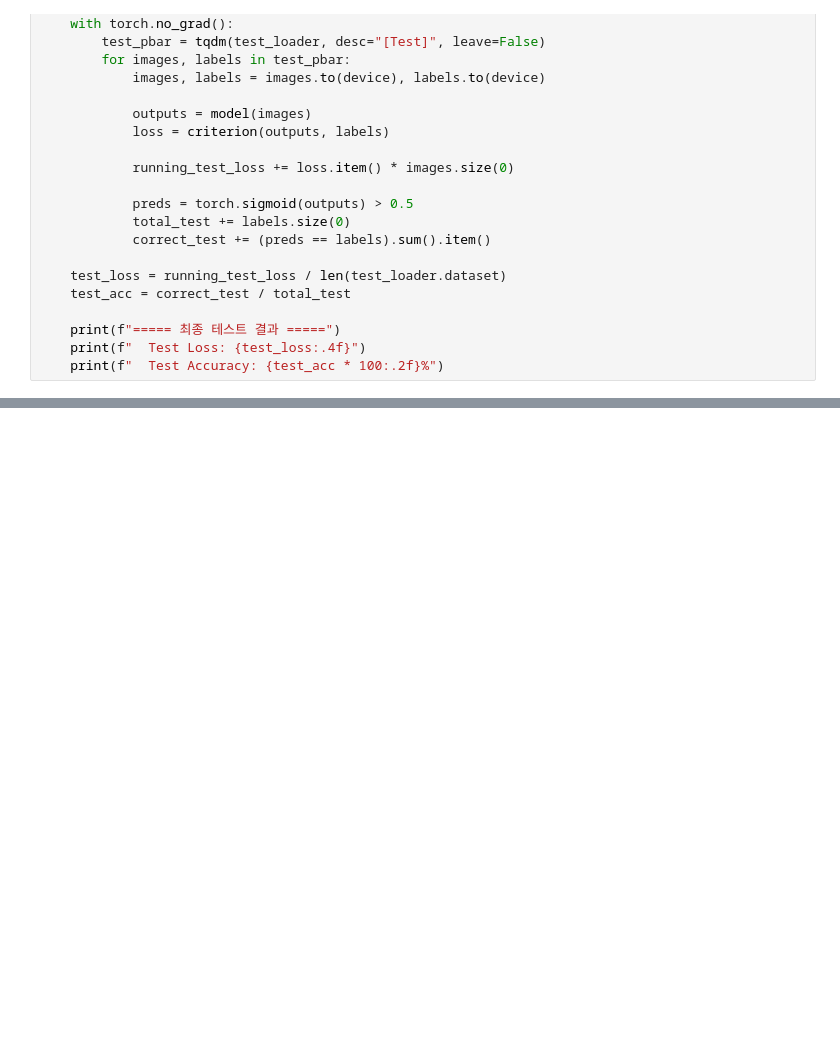
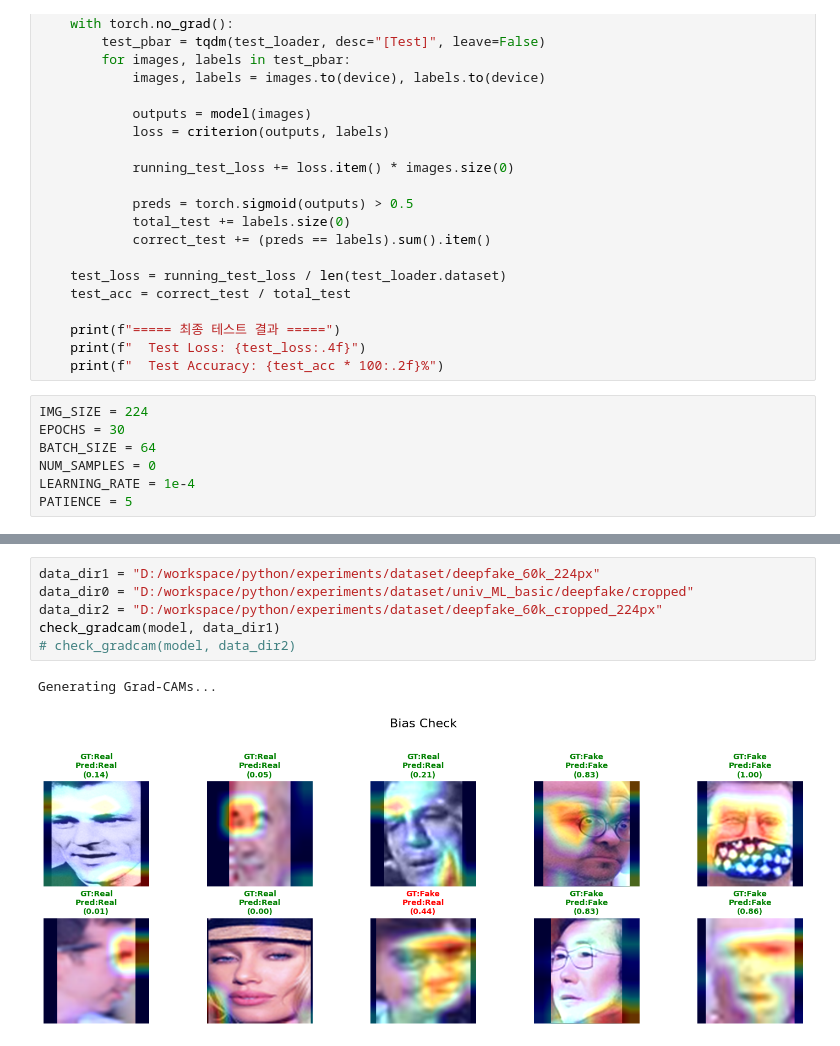
Before and after one commit to MLProject-2025/cnn, a Jupyter notebook: deepfake_with_gradcam.ipynb, the cells around one changed output, grey strips where cells are left out. Cells and saved outputs as stored; diff of their text form; blank space fills up the shorter version.

```diff
--- a/deepfake_with_gradcam.ipynb
+++ b/deepfake_with_gradcam.ipynb
@@ -256,6 +310,13 @@ def evaluate_model(model, test_loader, criterion, device):
     print(f"===== 최종 테스트 결과 =====")
     print(f"  Test Loss: {test_loss:.4f}")
     print(f"  Test Accuracy: {test_acc * 100:.2f}%")
+# %%
+IMG_SIZE = 224
+EPOCHS = 30
+BATCH_SIZE = 64
+NUM_SAMPLES = 0
+LEARNING_RATE = 1e-4
+PATIENCE = 5
 # %%
 # 메인 실행
 start_time = time.time()
@@ -664,0 +785,9 @@ GT: Fake | Pred: Fake (0.99)
+# %%
+data_dir1 = "D:/workspace/python/experiments/dataset/deepfake_60k_224px"
+data_dir0 = "D:/workspace/python/experiments/dataset/univ_ML_basic/deepfake/cropped"
+data_dir2 = "D:/workspace/python/experiments/dataset/deepfake_60k_cropped_224px"
+check_gradcam(model, data_dir1)
+# check_gradcam(model, data_dir2)
+# %% [output]
+Generating Grad-CAMs...
+[figure, added]
```
Also changed, not shown: parts of 16 cells of this notebook.
